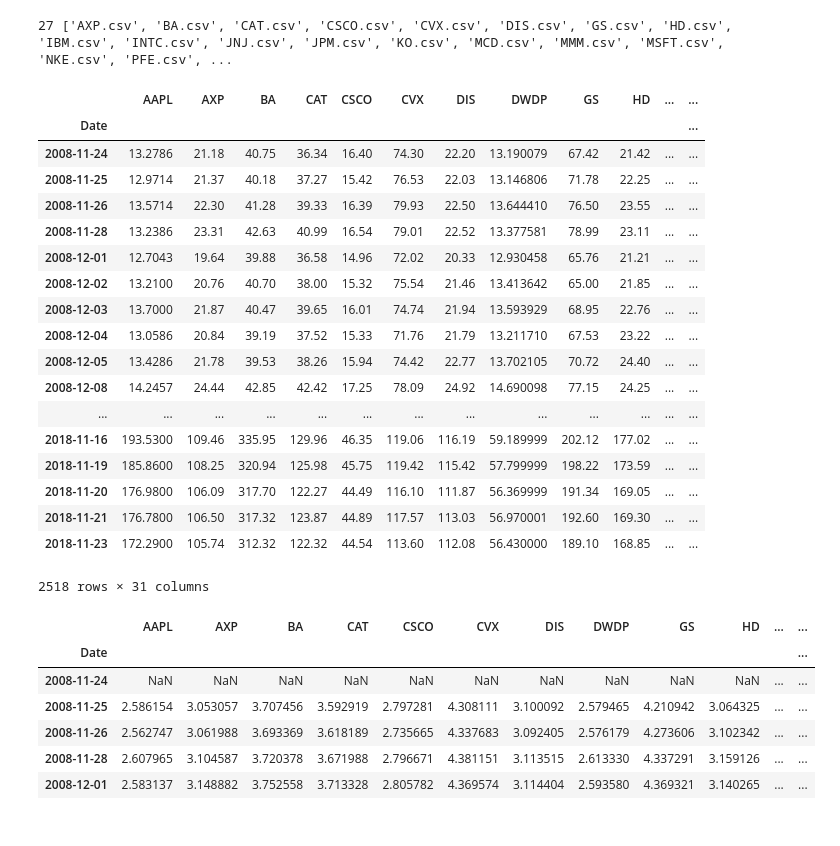
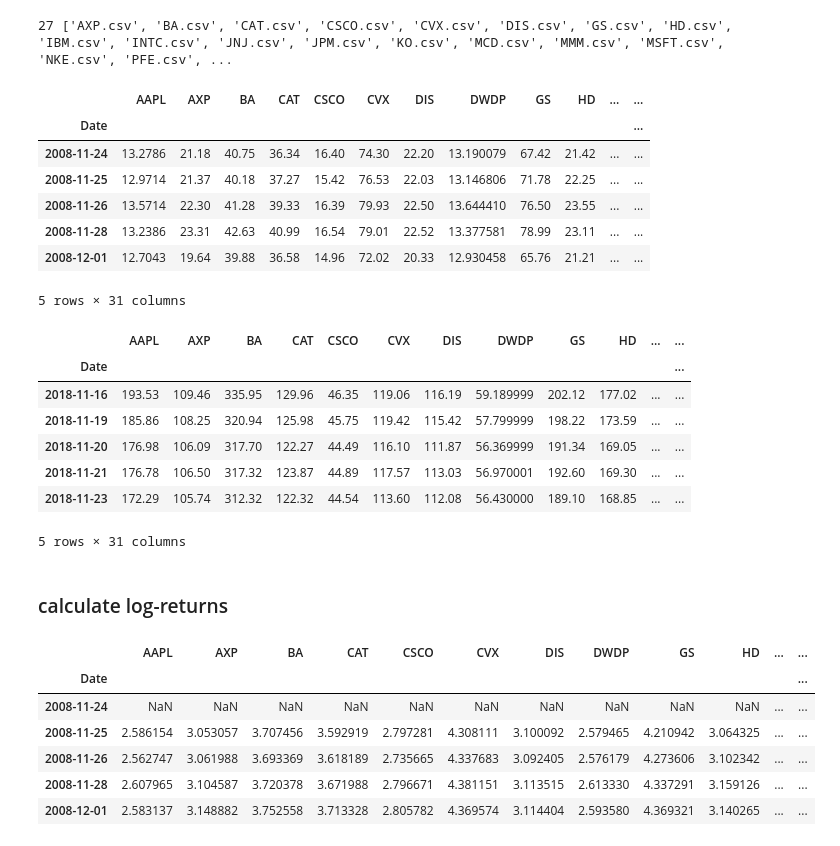
Before and after one commit to JaySiu/CAMP-for-Dow-Jones, a Jupyter notebook: CAMP.ipynb, the cells around one changed output. Drawn from its saved outputs; the diff is of its cells as text; code cells hidden in the pictures.

```diff
--- a/CAMP.ipynb
+++ b/CAMP.ipynb
@@ -99,27 +101,29 @@ for name in files_left:
     asset_prices[name[:-4]] = np.array(df.close)
 # %%
 #asset_prices.to_csv('data/close.csv')
-asset_prices
+asset_prices.head()
 # %% [output]
 |  | AAPL | AXP | BA | CAT | CSCO | CVX | DIS | DWDP | GS | HD | ... | ... |
 | Date |  |  |  |  |  |  |  |  |  |  |  | ... |
 | 2008-11-24 | 13.2786 | 21.18 | 40.75 | 36.34 | 16.40 | 74.30 | 22.20 | 13.190079 | 67.42 | 21.42 | ... | ... |
 | 2008-11-25 | 12.9714 | 21.37 | 40.18 | 37.27 | 15.42 | 76.53 | 22.03 | 13.146806 | 71.78 | 22.25 | ... | ... |
 | 2008-11-26 | 13.5714 | 22.30 | 41.28 | 39.33 | 16.39 | 79.93 | 22.50 | 13.644410 | 76.50 | 23.55 | ... | ... |
 | 2008-11-28 | 13.2386 | 23.31 | 42.63 | 40.99 | 16.54 | 79.01 | 22.52 | 13.377581 | 78.99 | 23.11 | ... | ... |
 | 2008-12-01 | 12.7043 | 19.64 | 39.88 | 36.58 | 14.96 | 72.02 | 20.33 | 12.930458 | 65.76 | 21.21 | ... | ... |
-| 2008-12-02 | 13.2100 | 20.76 | 40.70 | 38.00 | 15.32 | 75.54 | 21.46 | 13.413642 | 65.00 | 21.85 | ... | ... |
-| 2008-12-03 | 13.7000 | 21.87 | 40.47 | 39.65 | 16.01 | 74.74 | 21.94 | 13.593929 | 68.95 | 22.76 | ... | ... |
-| 2008-12-04 | 13.0586 | 20.84 | 39.19 | 37.52 | 15.33 | 71.76 | 21.79 | 13.211710 | 67.53 | 23.22 | ... | ... |
-| 2008-12-05 | 13.4286 | 21.78 | 39.53 | 38.26 | 15.94 | 74.42 | 22.77 | 13.702105 | 70.72 | 24.40 | ... | ... |
-| 2008-12-08 | 14.2457 | 24.44 | 42.85 | 42.42 | 17.25 | 78.09 | 24.92 | 14.690098 | 77.15 | 24.25 | ... | ... |
-| ... | ... | ... | ... | ... | ... | ... | ... | ... | ... | ... | ... | ... |
-| 2018-11-16 | 193.5300 | 109.46 | 335.95 | 129.96 | 46.35 | 119.06 | 116.19 | 59.189999 | 202.12 | 177.02 | ... | ... |
-| 2018-11-19 | 185.8600 | 108.25 | 320.94 | 125.98 | 45.75 | 119.42 | 115.42 | 57.799999 | 198.22 | 173.59 | ... | ... |
-| 2018-11-20 | 176.9800 | 106.09 | 317.70 | 122.27 | 44.49 | 116.10 | 111.87 | 56.369999 | 191.34 | 169.05 | ... | ... |
-| 2018-11-21 | 176.7800 | 106.50 | 317.32 | 123.87 | 44.89 | 117.57 | 113.03 | 56.970001 | 192.60 | 169.30 | ... | ... |
-| 2018-11-23 | 172.2900 | 105.74 | 312.32 | 122.32 | 44.54 | 113.60 | 112.08 | 56.430000 | 189.10 | 168.85 | ... | ... |
-2518 rows × 31 columns
+5 rows × 31 columns
+# %%
+asset_prices.tail()
+# %% [output]
+|  | AAPL | AXP | BA | CAT | CSCO | CVX | DIS | DWDP | GS | HD | ... | ... |
+| Date |  |  |  |  |  |  |  |  |  |  |  | ... |
+| 2018-11-16 | 193.53 | 109.46 | 335.95 | 129.96 | 46.35 | 119.06 | 116.19 | 59.189999 | 202.12 | 177.02 | ... | ... |
+| 2018-11-19 | 185.86 | 108.25 | 320.94 | 125.98 | 45.75 | 119.42 | 115.42 | 57.799999 | 198.22 | 173.59 | ... | ... |
+| 2018-11-20 | 176.98 | 106.09 | 317.70 | 122.27 | 44.49 | 116.10 | 111.87 | 56.369999 | 191.34 | 169.05 | ... | ... |
+| 2018-11-21 | 176.78 | 106.50 | 317.32 | 123.87 | 44.89 | 117.57 | 113.03 | 56.970001 | 192.60 | 169.30 | ... | ... |
+| 2018-11-23 | 172.29 | 105.74 | 312.32 | 122.32 | 44.54 | 113.60 | 112.08 | 56.430000 | 189.10 | 168.85 | ... | ... |
+5 rows × 31 columns
+# %% [markdown]
+### calculate log-returns
 # %%
 np.log(asset_prices.shift(1)).head()
 # %% [output]
```
Also changed, not shown: parts of 24 cells of this notebook, 12 other files.
